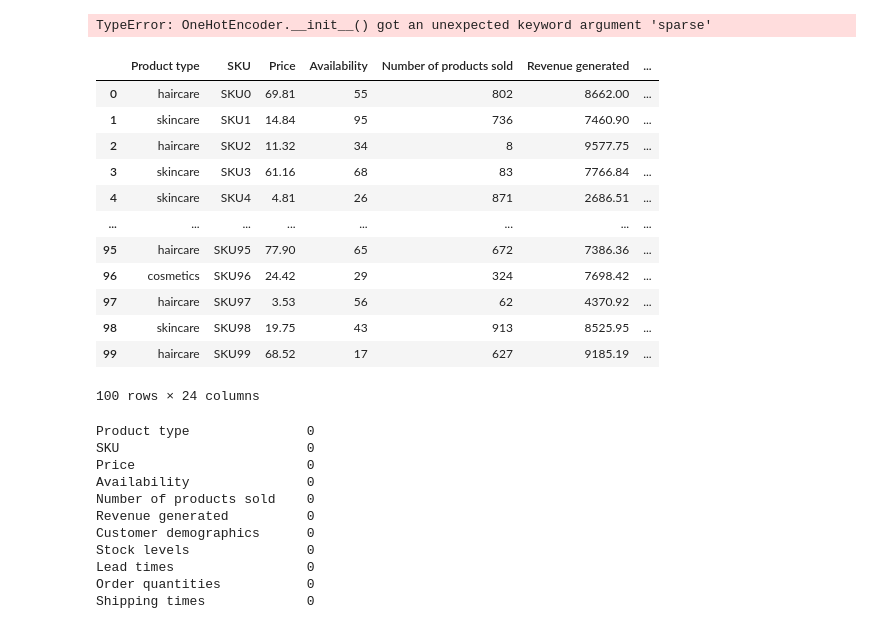
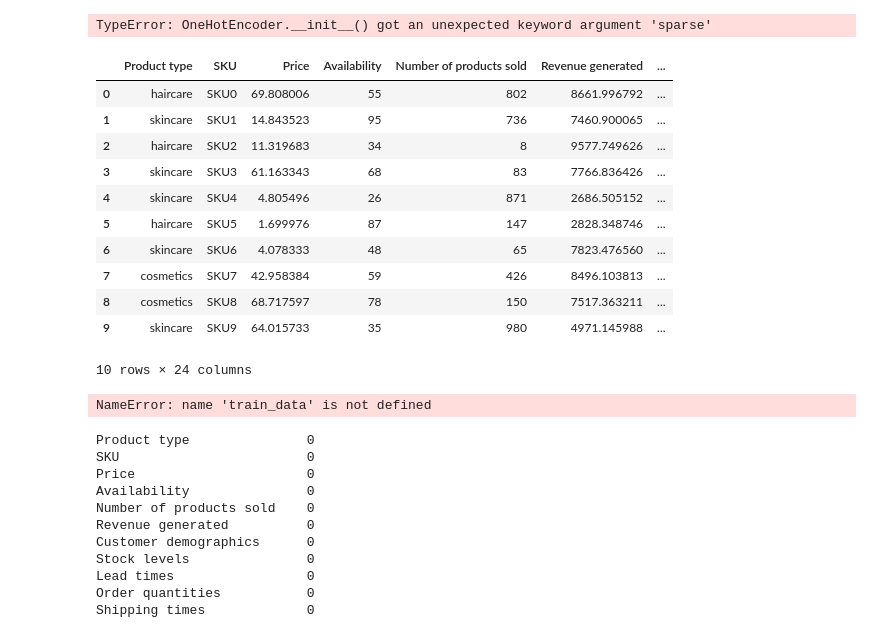
Before and after one commit to Allen2507/XGBoost, a Jupyter notebook: training.ipynb, the cells around one changed output. Drawn from its saved outputs; the diff is of its cells as text; code cells hidden in the pictures.

```diff
--- a/training.ipynb
+++ b/training.ipynb
@@ -36,22 +38,25 @@ import joblib
 # %% [output]
 TypeError: OneHotEncoder.__init__() got an unexpected keyword argument 'sparse'
 # %%
-train_data=pd.read_csv("/content/supply_chain_data.csv")
-train_data
+train_data=pd.read_csv("supply_chain_data.csv")
+train_data.head(10)
 # %% [output]
 |  | Product type | SKU | Price | Availability | Number of products sold | Revenue generated | ... |
-| 0 | haircare | SKU0 | 69.81 | 55 | 802 | 8662.00 | ... |
-| 1 | skincare | SKU1 | 14.84 | 95 | 736 | 7460.90 | ... |
-| 2 | haircare | SKU2 | 11.32 | 34 | 8 | 9577.75 | ... |
-| 3 | skincare | SKU3 | 61.16 | 68 | 83 | 7766.84 | ... |
-| 4 | skincare | SKU4 | 4.81 | 26 | 871 | 2686.51 | ... |
-| ... | ... | ... | ... | ... | ... | ... | ... |
-| 95 | haircare | SKU95 | 77.90 | 65 | 672 | 7386.36 | ... |
-| 96 | cosmetics | SKU96 | 24.42 | 29 | 324 | 7698.42 | ... |
-| 97 | haircare | SKU97 | 3.53 | 56 | 62 | 4370.92 | ... |
-| 98 | skincare | SKU98 | 19.75 | 43 | 913 | 8525.95 | ... |
-| 99 | haircare | SKU99 | 68.52 | 17 | 627 | 9185.19 | ... |
+| 0 | haircare | SKU0 | 69.808006 | 55 | 802 | 8661.996792 | ... |
+| 1 | skincare | SKU1 | 14.843523 | 95 | 736 | 7460.900065 | ... |
+| 2 | haircare | SKU2 | 11.319683 | 34 | 8 | 9577.749626 | ... |
+| 3 | skincare | SKU3 | 61.163343 | 68 | 83 | 7766.836426 | ... |
+| 4 | skincare | SKU4 | 4.805496 | 26 | 871 | 2686.505152 | ... |
+| 5 | haircare | SKU5 | 1.699976 | 87 | 147 | 2828.348746 | ... |
+| 6 | skincare | SKU6 | 4.078333 | 48 | 65 | 7823.476560 | ... |
+| 7 | cosmetics | SKU7 | 42.958384 | 59 | 426 | 8496.103813 | ... |
+| 8 | cosmetics | SKU8 | 68.717597 | 78 | 150 | 7517.363211 | ... |
+| 9 | skincare | SKU9 | 64.015733 | 35 | 980 | 4971.145988 | ... |
-100 rows × 24 columns
+10 rows × 24 columns
+# %%
+train_data.head(10)
+# %% [output]
+NameError: name 'train_data' is not defined
 # %%
 train_data.isnull().sum()
 # %% [output]
```
Also changed, not shown: parts of 1 cell of this notebook, 5 other files.
